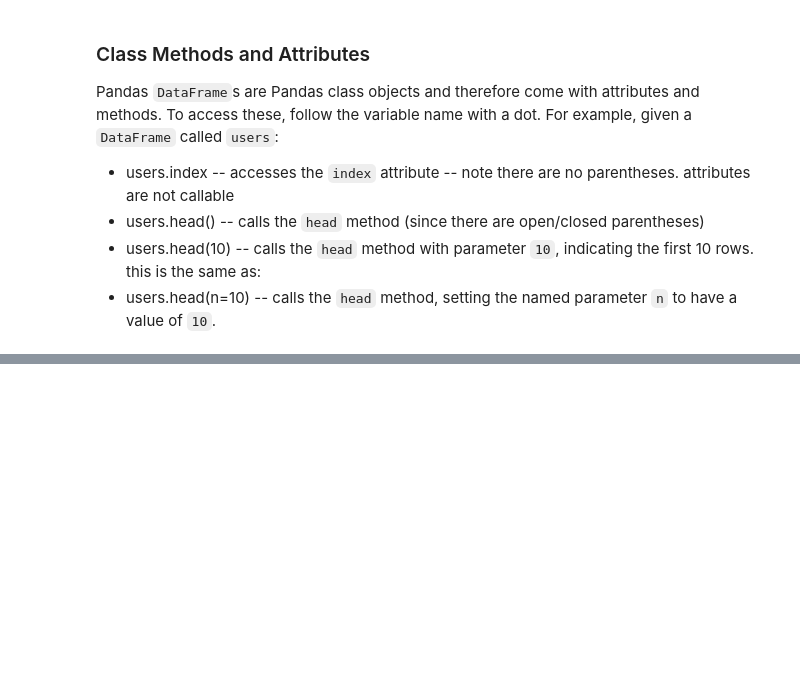
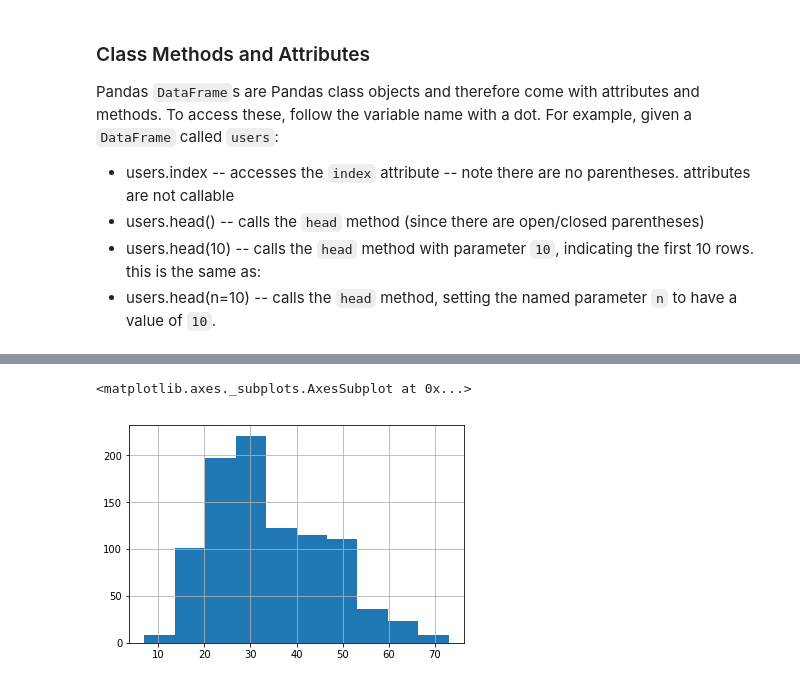
Before and after one commit to dhaliwalip/cpsc5305-fq19, a Jupyter notebook: IntroLab/dataFrames.ipynb, the cells around one changed output, grey strips where cells are left out. Saved outputs shown, nothing was run; the diff lists cells and outputs as text; code cells hidden in the pictures; blank space fills up the shorter version.

```diff
--- a/IntroLab/dataFrames.ipynb
+++ b/IntroLab/dataFrames.ipynb
@@ -66,6 +166,10 @@ Pandas `DataFrame`s are Pandas class objects and therefore come with attributes
 # Use value_counts to get counts on a numeric attribute -- age
 # %%
 # Maybe a histogram would work better for numeric data
+users.age.hist()
+# %% [output]
+<matplotlib.axes._subplots.AxesSubplot at 0x...>
+[figure, added]
 # %%
 # Create a data frame containing only the users under the age of 20
 #  (both verbosely, and in one line)
```
Also changed, not shown: parts of 14 cells of this notebook, 5 other files.
